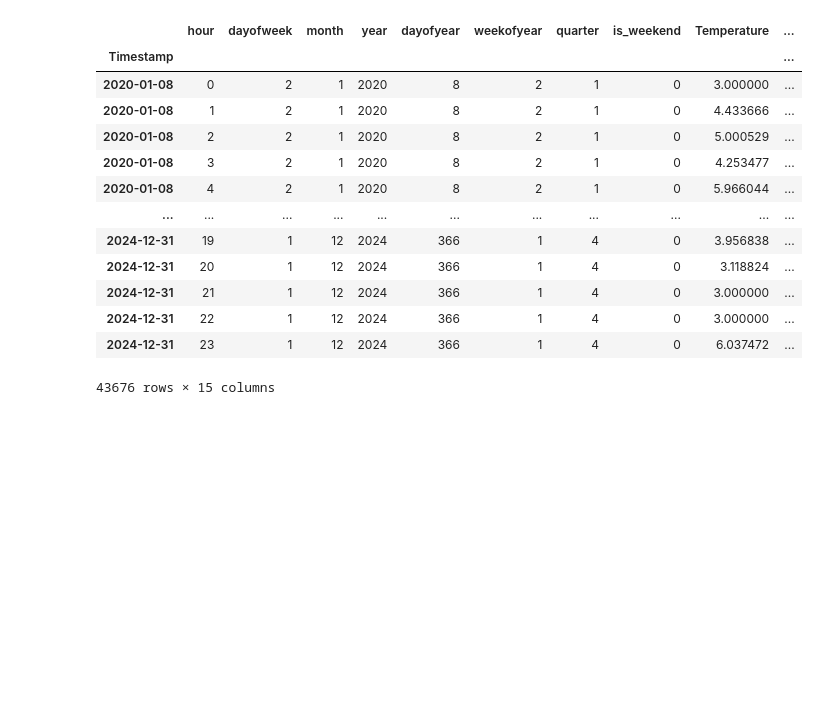
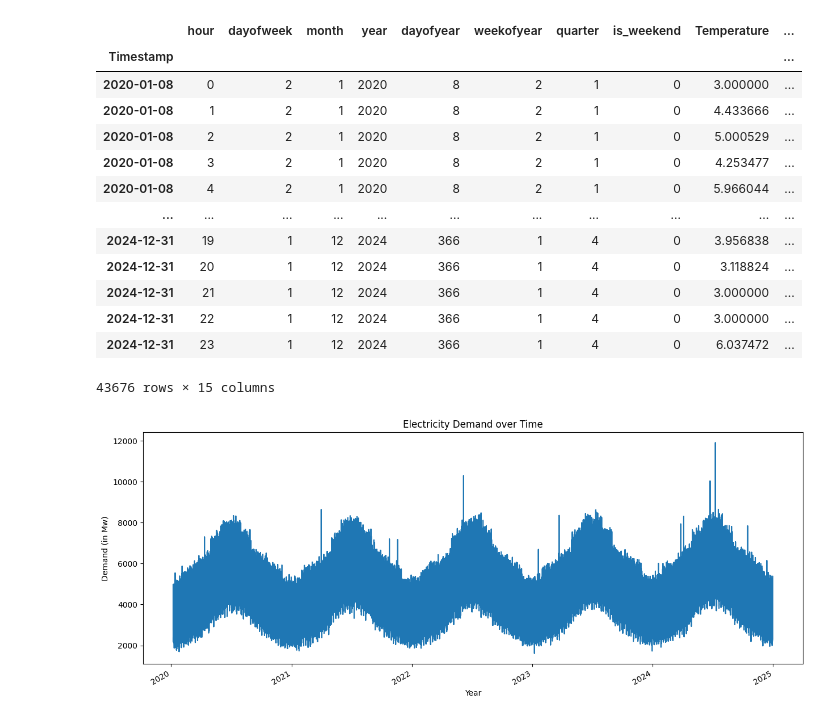
Before and after one commit to VANSHPAR/Electricity_Demand_Prediction, a Jupyter notebook: project.ipynb, the cells around one changed output. Drawn from its saved outputs; the diff is of its cells as text; code cells hidden in the pictures; blank space fills up the shorter version.

```diff
--- a/project.ipynb
+++ b/project.ipynb
@@ -512,3 +512,13 @@ data
 | 2024-12-31 | 22 | 1 | 12 | 2024 | 366 | 1 | 4 | 0 | 3.000000 | ... |
 | 2024-12-31 | 23 | 1 | 12 | 2024 | 366 | 1 | 4 | 0 | 6.037472 | ... |
 43676 rows × 15 columns
+# %%
+#plot raw demand over timw
+
+data['Demand'].plot(figsize=(15,6),title="Electricity Demand over Time")
+plt.xlabel('Year')
+plt.ylabel("Demand (in Mw)")
+
+plt.show()
+# %% [output]
+[figure, added]
```
Also changed, not shown: parts of 23 cells of this notebook, 3 other files.
